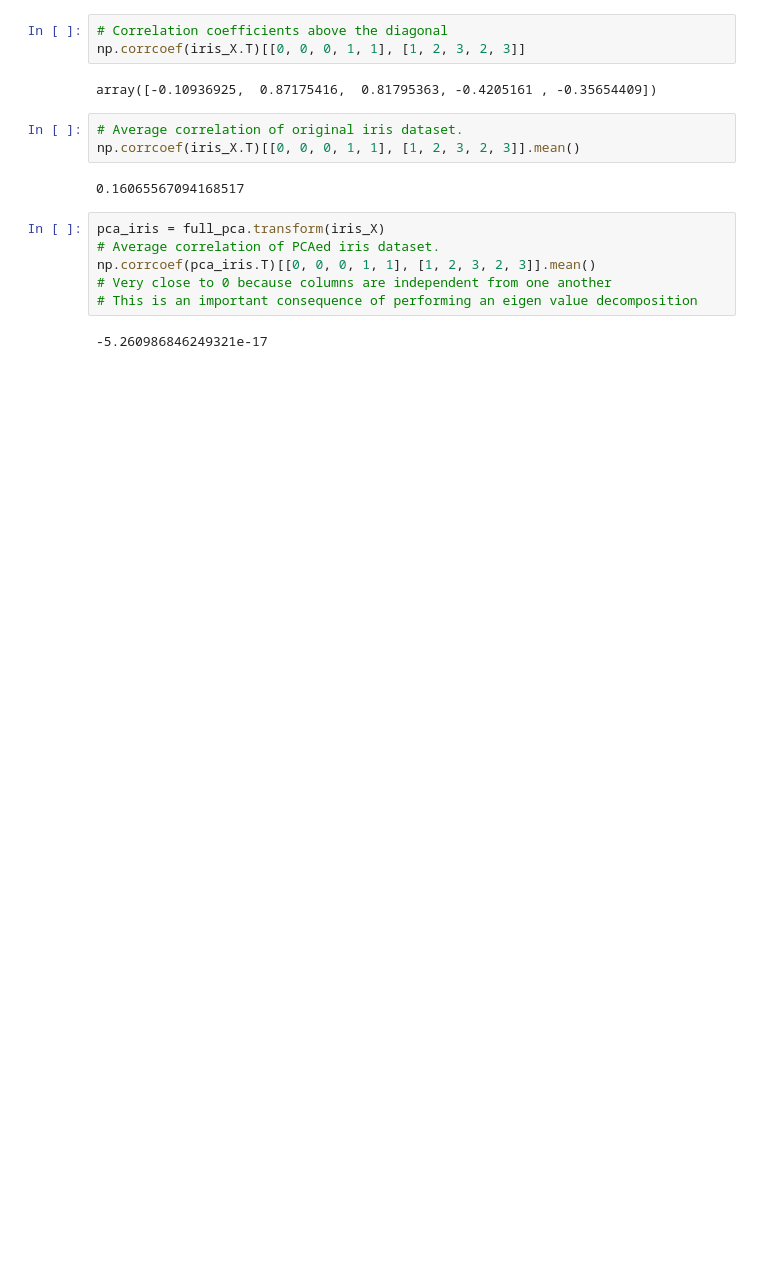
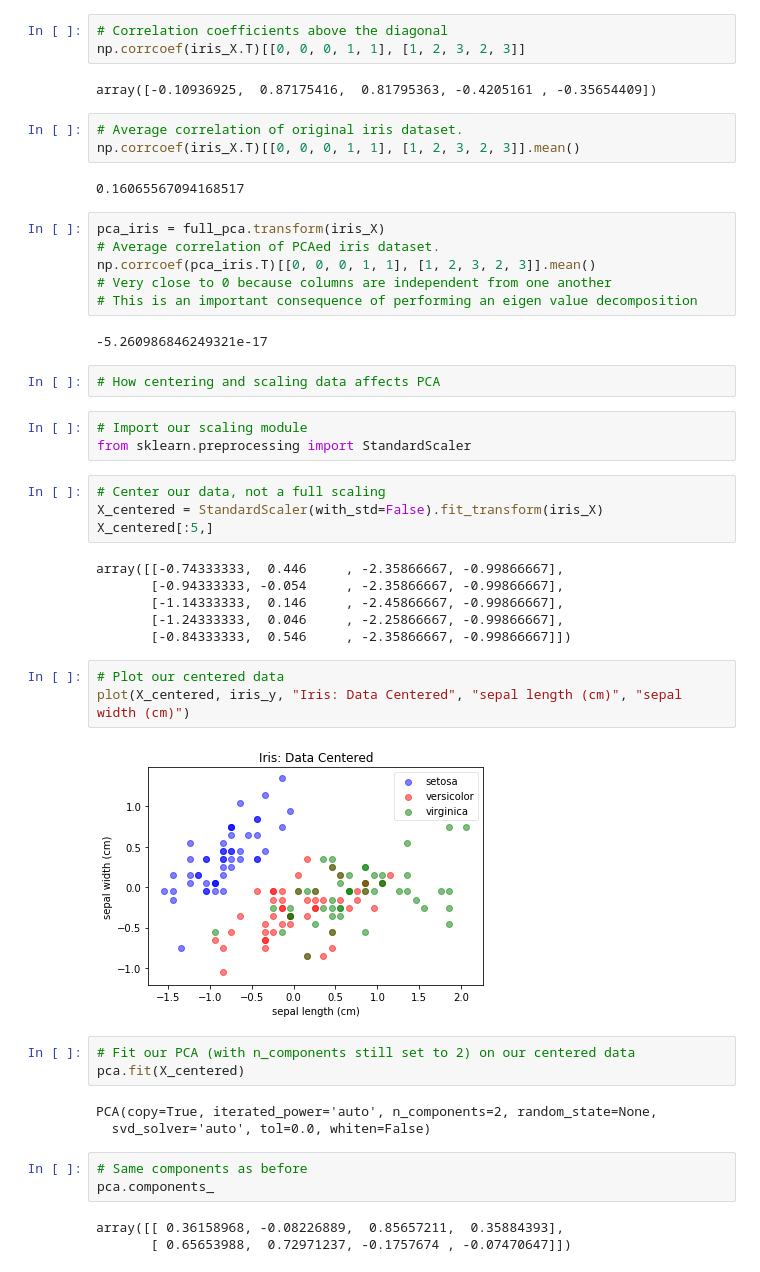
Before and after one commit to yungshun317/feature-transformation, a Jupyter notebook: the_iris_dataset.ipynb, the cells around one changed output. Saved outputs shown, nothing was run; the diff lists cells and outputs as text; blank space fills up the shorter version.

Commit message:
Find out that centering does not influence PCA but scaling does

```diff
--- a/the_iris_dataset.ipynb
+++ b/the_iris_dataset.ipynb
@@ -236,3 +236,35 @@ np.corrcoef(pca_iris.T)[[0, 0, 0, 1, 1], [1, 2, 3, 2, 3]].mean()
 # This is an important consequence of performing an eigen value decomposition
 # %% [output]
 -5.260986846249321e-17
+# %%
+# How centering and scaling data affects PCA
+# %%
+# Import our scaling module
+from sklearn.preprocessing import StandardScaler
+# %%
+# Center our data, not a full scaling
+X_centered = StandardScaler(with_std=False).fit_transform(iris_X)
+X_centered[:5,]
+# %% [output]
+array([[-0.74333333,  0.446     , -2.35866667, -0.99866667],
+       [-0.94333333, -0.054     , -2.35866667, -0.99866667],
+       [-1.14333333,  0.146     , -2.45866667, -0.99866667],
+       [-1.24333333,  0.046     , -2.25866667, -0.99866667],
+       [-0.84333333,  0.546     , -2.35866667, -0.99866667]])
+# %%
+# Plot our centered data
+plot(X_centered, iris_y, "Iris: Data Centered", "sepal length (cm)", "sepal width (cm)")
+# %% [output]
+[figure, added]
+# %%
+# Fit our PCA (with n_components still set to 2) on our centered data
+pca.fit(X_centered)
+# %% [output]
+PCA(copy=True, iterated_power='auto', n_components=2, random_state=None,
+  svd_solver='auto', tol=0.0, whiten=False)
+# %%
+# Same components as before
+pca.components_
+# %% [output]
+array([[ 0.36158968, -0.08226889,  0.85657211,  0.35884393],
+       [ 0.65653988,  0.72971237, -0.1757674 , -0.07470647]])
```
Also changed, not shown: parts of 10 cells of this notebook.
